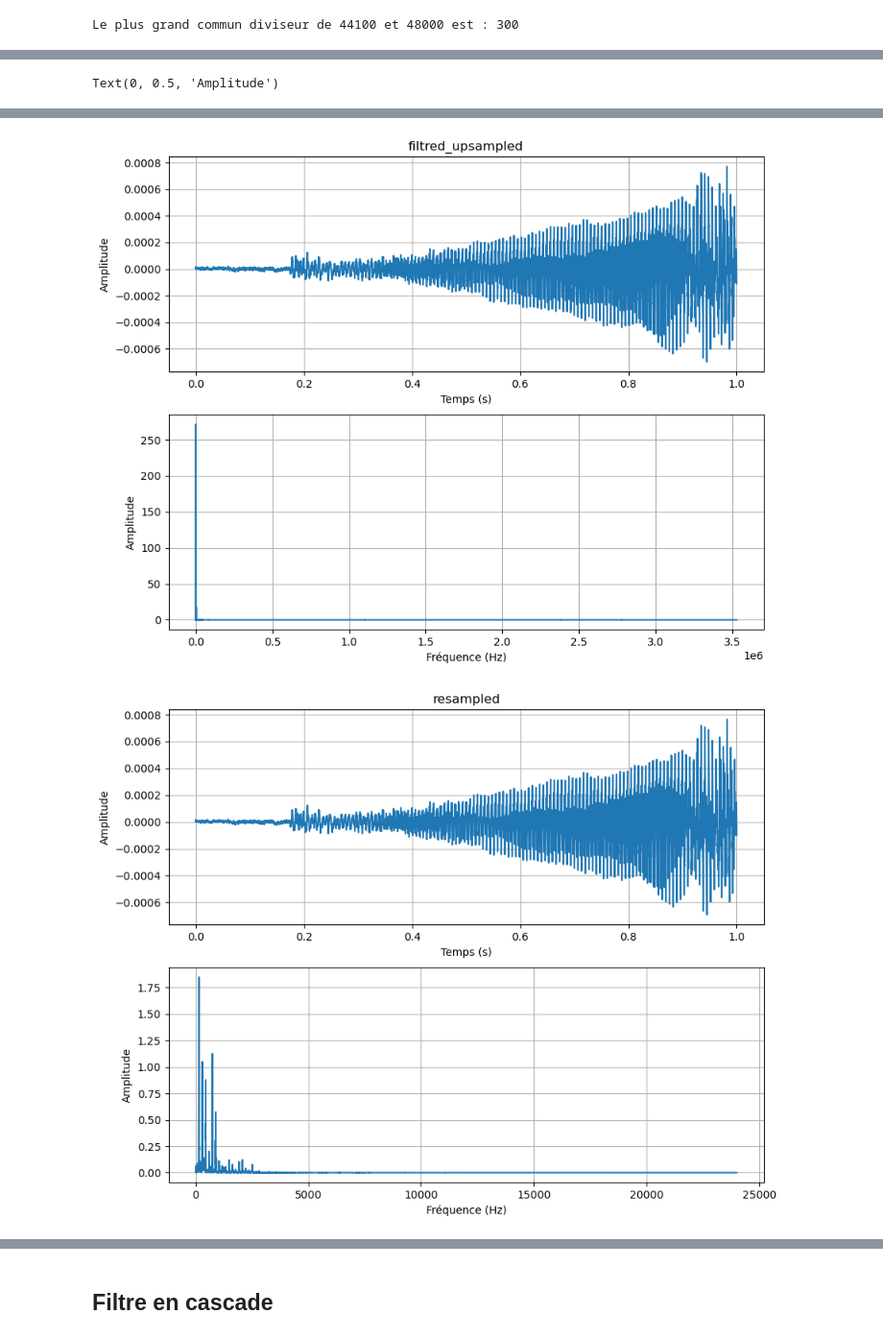
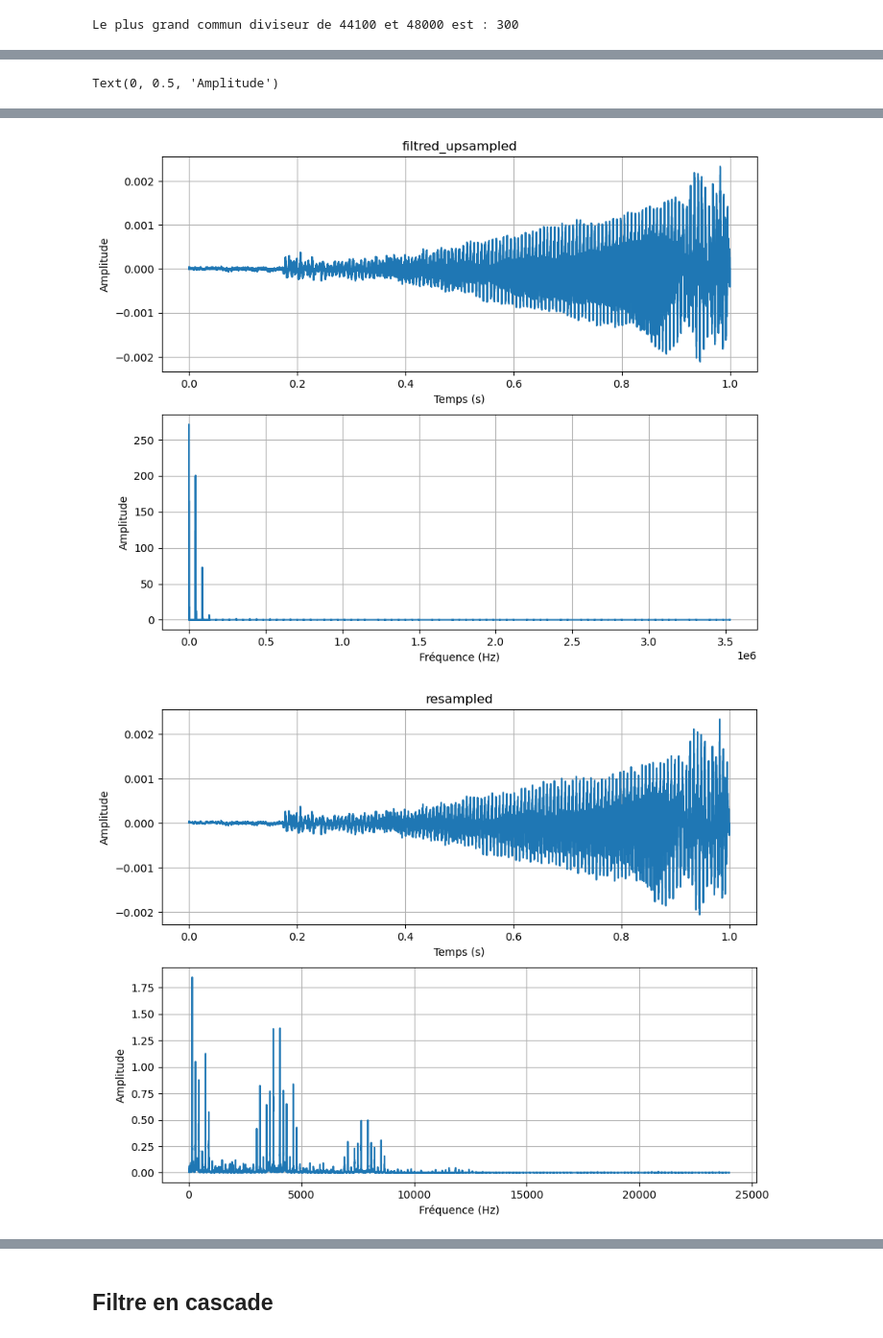
Before and after one commit to tutur90/Modelisation-Chaine-Traitement-Numerique, a Jupyter notebook: TP2.ipynb, the cells around one changed output, grey strips where cells are left out. Shown at 96% size. Drawn from its saved outputs; the diff is of its cells as text; code cells hidden in the pictures.

```diff
--- a/TP2.ipynb
+++ b/TP2.ipynb
@@ -62,8 +91,5 @@ Le plus grand commun diviseur de 44100 et 48000 est : 300
 # %%
-factor = np.gcd(fs_in, fs_out)
 
-up_factor = fs_out // factor
-down_factor = fs_in // factor
 
 upsampled = UpSample(playback_44100, up_factor)
 
@@ -73,7 +99,7 @@ plot_signal(upsampled, fs_in*up_factor, "upsampled")
 
 
 cutoff = 1/down_factor
-taps = signal.firwin(numtaps=801, cutoff=cutoff)
+taps = signal.firwin(numtaps=101, cutoff=cutoff)
 
 filtred_upsampled = signal.lfilter(taps, 1.0, upsampled)
 
@@ -85,32 +111,32 @@ resampled = DownSample(filtred_upsampled, down_factor)
 plot_signal(resampled, fs_out, "resampled")
 
 plt.figure(figsize=(15*2, 5*2))
 
 plt.subplot(2, 2, 1)
 plt.plot(rfftfreq(len(upsampled), 1/fs_in/up_factor), np.abs(rfft(upsampled)))
 plt.title("Upsampled")
 plt.xlabel("Fréquence (Hz)")
 plt.ylabel("Amplitude")
 
 plt.subplot(2, 2, 2)
 plt.plot(rfftfreq(len(filtred_upsampled), 1/fs_in/up_factor), np.abs(rfft(filtred_upsampled)))
 plt.title("Filtred upsampled")
 plt.xlabel("Fréquence (Hz)")
 plt.ylabel("Amplitude")
 
 plt.subplot(2, 2, 3)
 plt.plot(rfftfreq(len(resampled), 1/fs_out), np.abs(rfft(resampled)))
 plt.title("Resampled")
 plt.xlabel("Fréquence (Hz)")
 plt.ylabel("Amplitude")
 
 plt.subplot(2, 2, 4)
 plt.plot(rfftfreq(len(playback_44100), 1/fs_in), np.abs(rfft(playback_44100)))
 plt.title("Original")
 plt.xlabel("Fréquence (Hz)")
 plt.ylabel("Amplitude")
 # %% [output]
 Text(0, 0.5, 'Amplitude')
 [figure]
-[figure, old version]
+[figure, new version]
-[figure, old version]
+[figure, new version]
```
Also changed, not shown: parts of 6 cells of this notebook.
